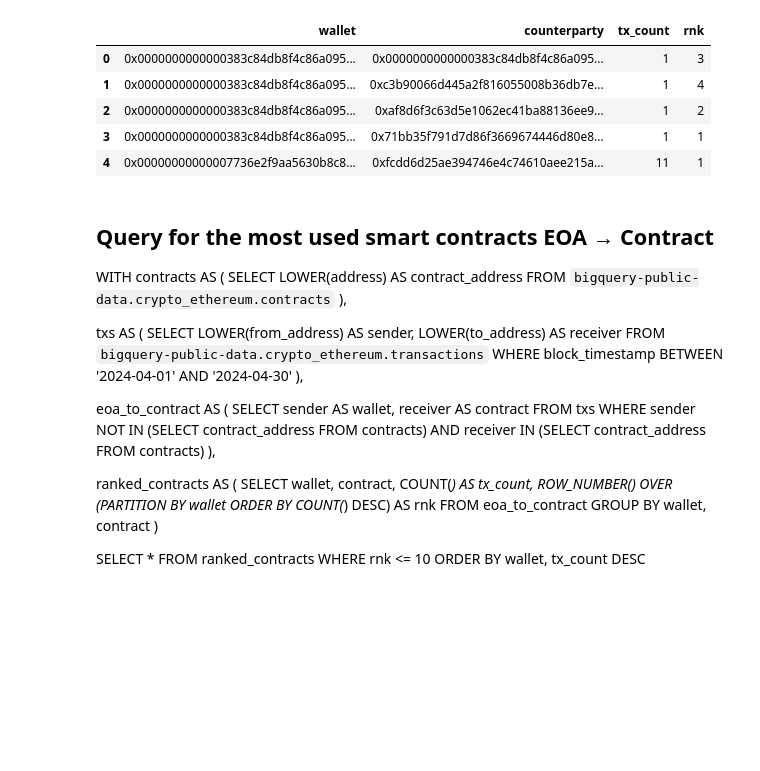
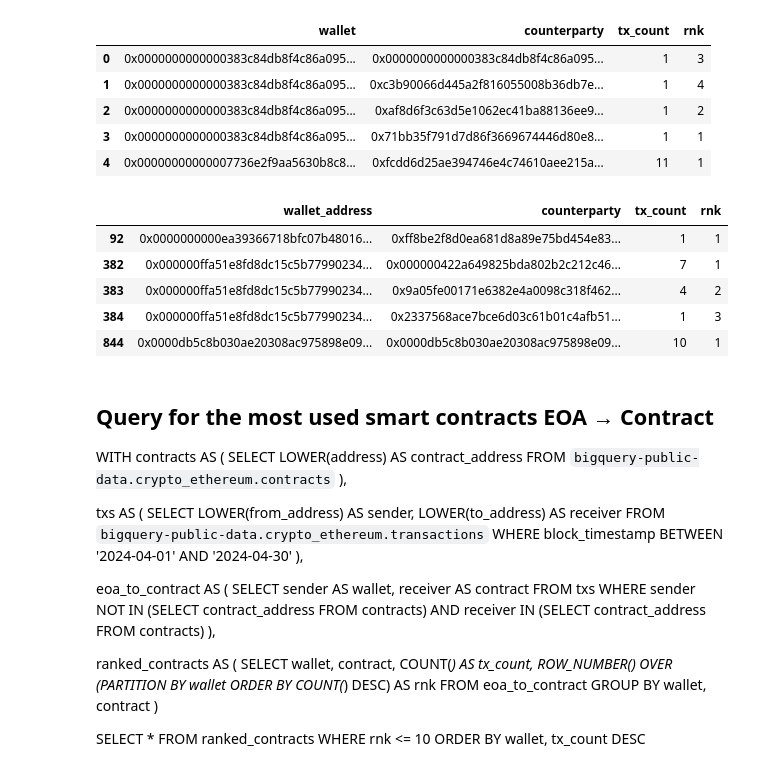
Before and after one commit to bellatrix-ds/ml-in-crypto, a Jupyter notebook: 04_Wallet_Canvas/Wallet_Canvas_Modeling.ipynb, the cells around one changed output. Saved outputs shown, nothing was run; the diff lists cells and outputs as text; code cells hidden in the pictures; blank space fills up the shorter version.

```diff
--- a/04_Wallet_Canvas/Wallet_Canvas_Modeling.ipynb
+++ b/04_Wallet_Canvas/Wallet_Canvas_Modeling.ipynb
@@ -379,6 +379,19 @@ df4_a.head()
 | 2 | 0x0000000000000383c84db8f4c86a095... | 0xaf8d6f3c63d5e1062ec41ba88136ee9... | 1 | 2 |
 | 3 | 0x0000000000000383c84db8f4c86a095... | 0x71bb35f791d7d86f3669674446d80e8... | 1 | 1 |
 | 4 | 0x00000000000007736e2f9aa5630b8c8... | 0xfcdd6d25ae394746e4c74610aee215a... | 11 | 1 |
+# %%
+df4_a = df4_a.rename(columns={'wallet': 'wallet_address'})
+
+
+df4_a = df4_a[df4_a['wallet_address'].isin(df_final['wallet_address'])]
+df4_a.head()
+# %% [output]
+|  | wallet_address | counterparty | tx_count | rnk |
+| 92 | 0x0000000000ea39366718bfc07b48016... | 0xff8be2f8d0ea681d8a89e75bd454e83... | 1 | 1 |
+| 382 | 0x000000ffa51e8fd8dc15c5b77990234... | 0x000000422a649825bda802b2c212c46... | 7 | 1 |
+| 383 | 0x000000ffa51e8fd8dc15c5b77990234... | 0x9a05fe00171e6382e4a0098c318f462... | 4 | 2 |
+| 384 | 0x000000ffa51e8fd8dc15c5b77990234... | 0x2337568ace7bce6d03c61b01c4afb51... | 1 | 3 |
+| 844 | 0x0000db5c8b030ae20308ac975898e09... | 0x0000db5c8b030ae20308ac975898e09... | 10 | 1 |
 # %% [markdown]
 ## Query for the most used smart contracts EOA → Contract
 
```
Also changed, not shown: parts of 2 cells of this notebook, 3 other files.
